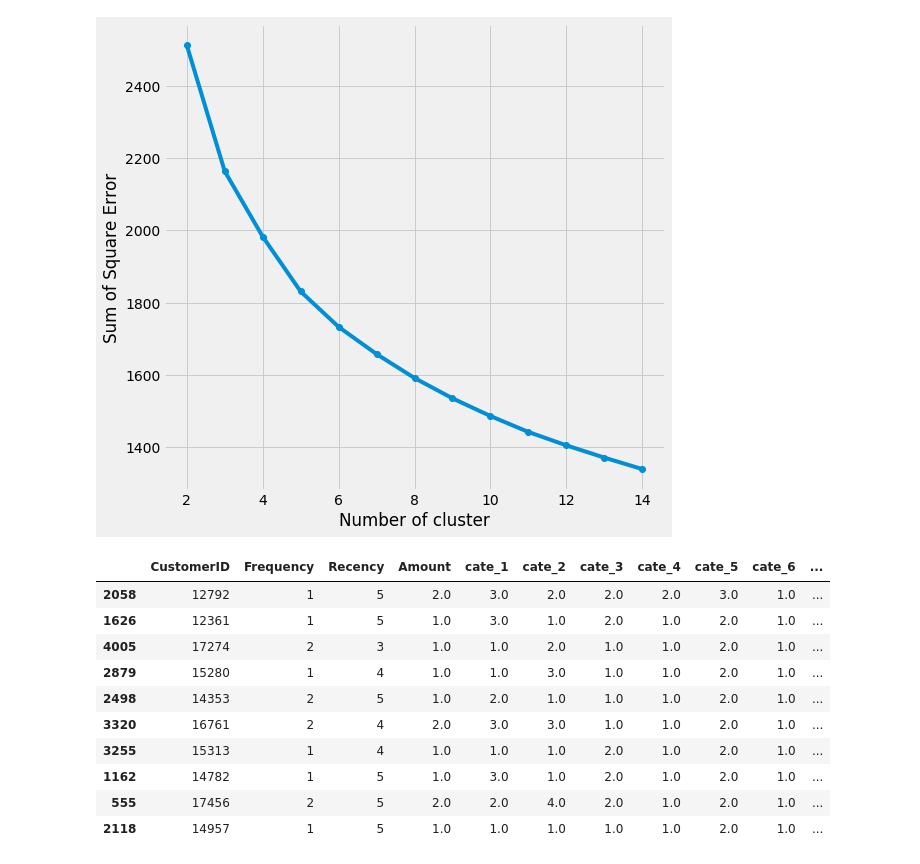
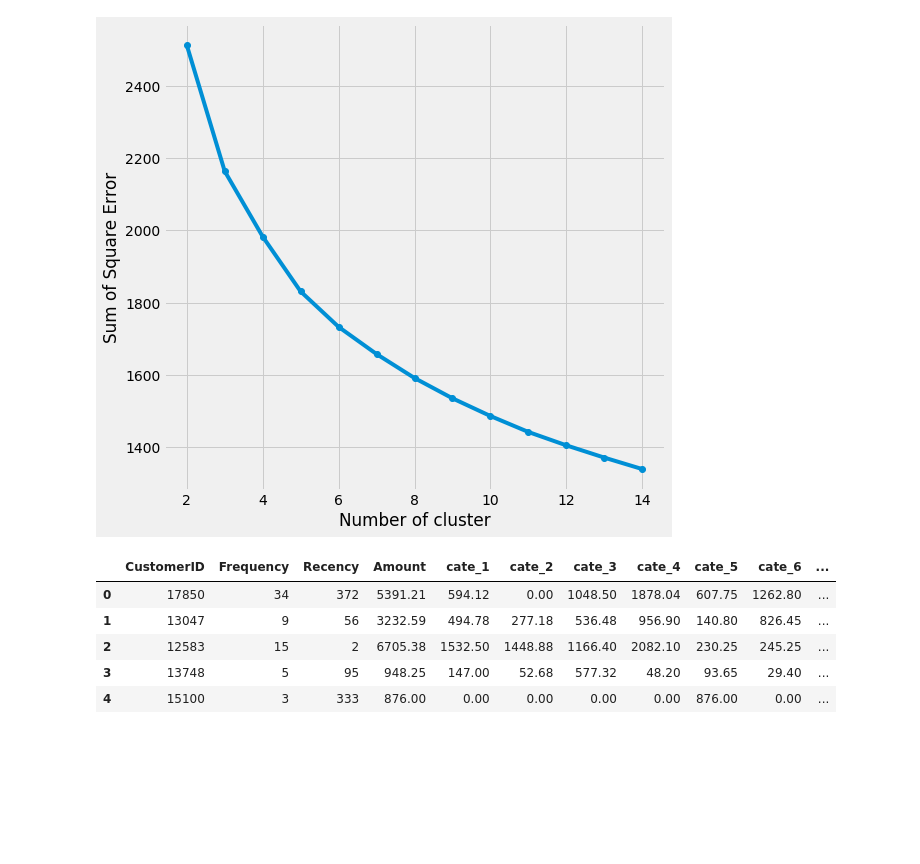
Before and after one commit to fay067/CSC522_P08_Project, a Jupyter notebook: tf-idf_prod_clustering.ipynb, the cells around one changed output. Drawn from its saved outputs; the diff is of its cells as text; code cells hidden in the pictures; blank space fills up the shorter version.

```diff
--- a/tf-idf_prod_clustering.ipynb
+++ b/tf-idf_prod_clustering.ipynb
@@ -108,8 +108,9 @@ for i in range(len(prod_cluster)):
 # %%
 df = tf_idf_write_back(df,clusters)
 # %%
-tf_idf_rfm = rfm(df,model_type='TF-IDF')
-tf_idf_rfm = rfm_transform(tf_idf_rfm)
-tf_idf_rfm.head(10)
+tf_idf_rfm_ori = rfm(df,model_type='TF-IDF')
+tf_idf_rfm = rfm_transform(tf_idf_rfm_ori)
+tf_idf_rfm.head(5)
+tf_idf_rfm_ori.head(5)
 # %% [output]
 |  | CustomerID | Frequency | Recency | Amount | cate_1 | cate_2 | cate_3 | cate_4 | cate_5 | cate_6 |
@@ -154,17 +150,14 @@ Clusters = 14 ,Silhouette Score = 0.15155
 # %%
 clusters = kmeans(matrix = matrix, cluster_num = 4)
 tf_idf_rfm = rfm_write_back(tf_idf_rfm,clusters)
-tf_idf_rfm.head(10)
+tf_idf_rfm_ori = rfm_write_back(tf_idf_rfm_ori,clusters)
+tf_idf_rfm.head(5)
+tf_idf_rfm_ori.head(5)
 # %% [output]
 |  | CustomerID | Frequency | Recency | Amount | cate_1 | cate_2 | cate_3 | cate_4 | cate_5 | cate_6 | ... |
-| 2058 | 12792 | 1 | 5 | 2.0 | 3.0 | 2.0 | 2.0 | 2.0 | 3.0 | 1.0 | ... |
-| 1626 | 12361 | 1 | 5 | 1.0 | 3.0 | 1.0 | 2.0 | 1.0 | 2.0 | 1.0 | ... |
-| 4005 | 17274 | 2 | 3 | 1.0 | 1.0 | 2.0 | 1.0 | 1.0 | 2.0 | 1.0 | ... |
-| 2879 | 15280 | 1 | 4 | 1.0 | 1.0 | 3.0 | 1.0 | 1.0 | 2.0 | 1.0 | ... |
-| 2498 | 14353 | 2 | 5 | 1.0 | 2.0 | 1.0 | 1.0 | 1.0 | 2.0 | 1.0 | ... |
-| 3320 | 16761 | 2 | 4 | 2.0 | 3.0 | 3.0 | 1.0 | 1.0 | 2.0 | 1.0 | ... |
-| 3255 | 15313 | 1 | 4 | 1.0 | 1.0 | 1.0 | 2.0 | 1.0 | 2.0 | 1.0 | ... |
-| 1162 | 14782 | 1 | 5 | 1.0 | 3.0 | 1.0 | 2.0 | 1.0 | 2.0 | 1.0 | ... |
-| 555 | 17456 | 2 | 5 | 2.0 | 2.0 | 4.0 | 2.0 | 1.0 | 2.0 | 1.0 | ... |
-| 2118 | 14957 | 1 | 5 | 1.0 | 1.0 | 1.0 | 1.0 | 1.0 | 2.0 | 1.0 | ... |
+| 0 | 17850 | 34 | 372 | 5391.21 | 594.12 | 0.00 | 1048.50 | 1878.04 | 607.75 | 1262.80 | ... |
+| 1 | 13047 | 9 | 56 | 3232.59 | 494.78 | 277.18 | 536.48 | 956.90 | 140.80 | 826.45 | ... |
+| 2 | 12583 | 15 | 2 | 6705.38 | 1532.50 | 1448.88 | 1166.40 | 2082.10 | 230.25 | 245.25 | ... |
+| 3 | 13748 | 5 | 95 | 948.25 | 147.00 | 52.68 | 577.32 | 48.20 | 93.65 | 29.40 | ... |
+| 4 | 15100 | 3 | 333 | 876.00 | 0.00 | 0.00 | 0.00 | 0.00 | 876.00 | 0.00 | ... |
 # %%
```
Also changed, not shown: parts of 6 cells of this notebook.
